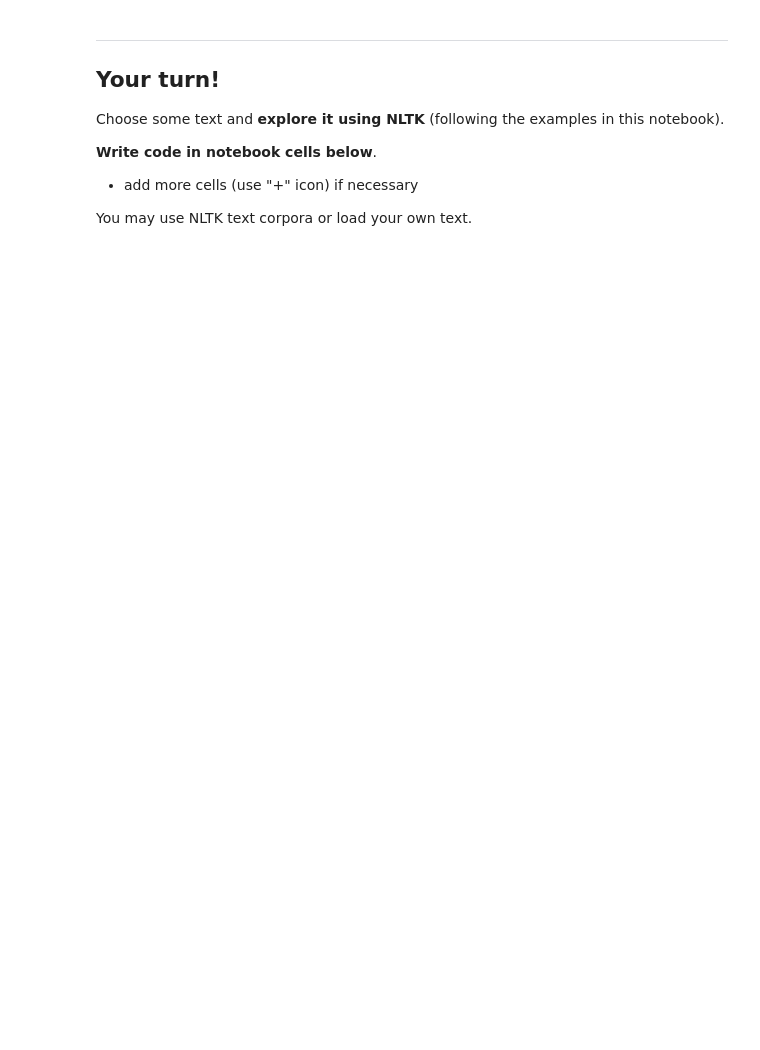
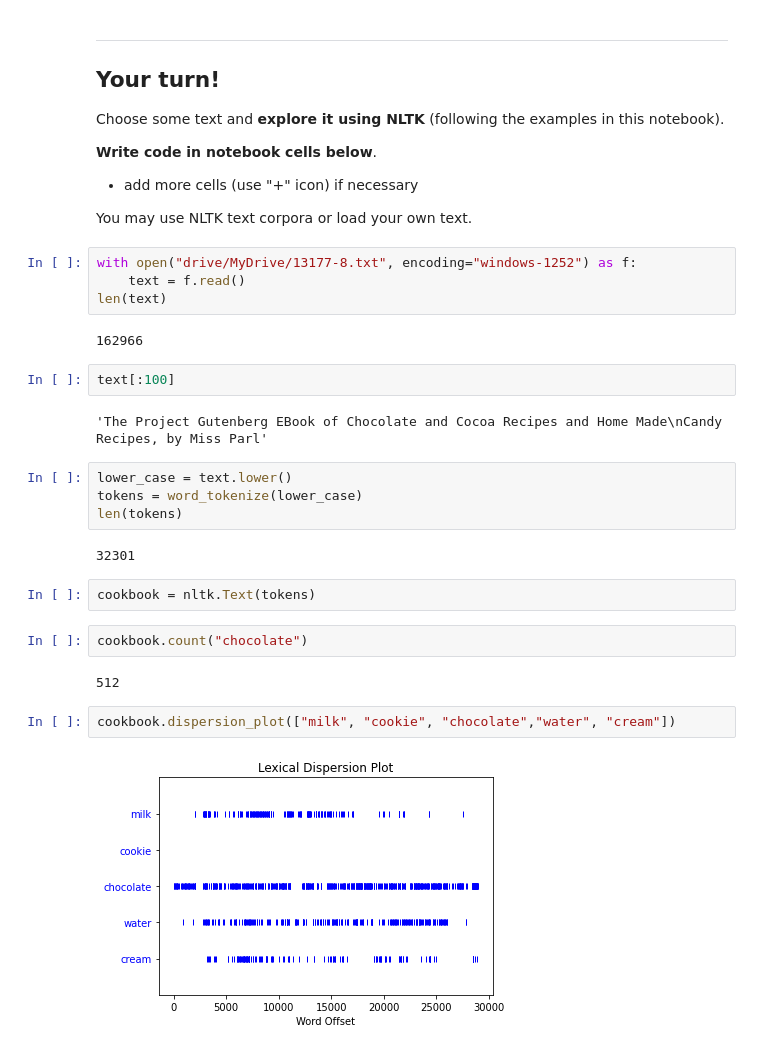
Before and after one commit to ValRCS/BSSDH_22, a Jupyter notebook: notebooks/NLTK_Introduction.ipynb, the cells around one changed output. Cells and saved outputs as stored; diff of their text form; blank space fills up the shorter version.

Commit message:
Added Day 2 Part 1 NLTK code

```diff
--- a/notebooks/NLTK_Introduction.ipynb
+++ b/notebooks/NLTK_Introduction.ipynb
@@ -717,3 +849,29 @@ Choose some text and **explore it using NLTK** (following the examples in this n
 * add more cells (use "+" icon) if necessary
 
 You may use NLTK text corpora or load your own text.
+# %%
+with open("drive/MyDrive/13177-8.txt", encoding="windows-1252") as f:
+    text = f.read()
+len(text)
+# %% [output]
+162966
+# %%
+text[:100]
+# %% [output]
+'The Project Gutenberg EBook of Chocolate and Cocoa Recipes and Home Made\nCandy Recipes, by Miss Parl'
+# %%
+lower_case = text.lower()
+tokens = word_tokenize(lower_case)
+len(tokens)
+# %% [output]
+32301
+# %%
+cookbook = nltk.Text(tokens)
+# %%
+cookbook.count("chocolate")
+# %% [output]
+512
+# %%
+cookbook.dispersion_plot(["milk", "cookie", "chocolate","water", "cream"])
+# %% [output]
+[figure, added]
```
Also changed, not shown: parts of 24 cells of this notebook.
